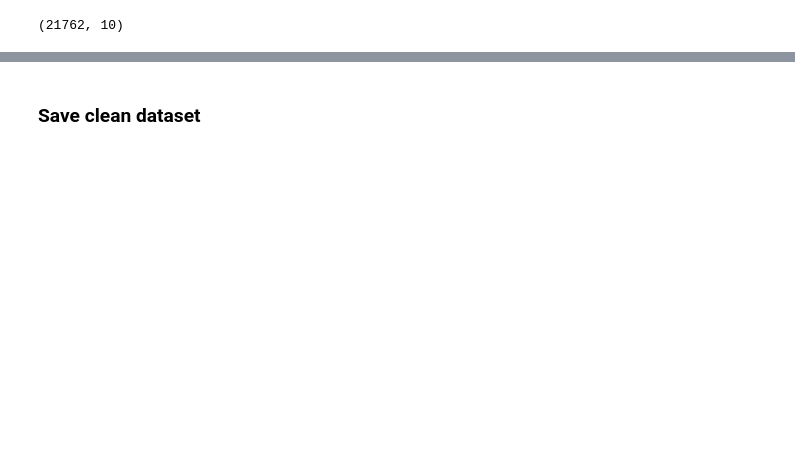
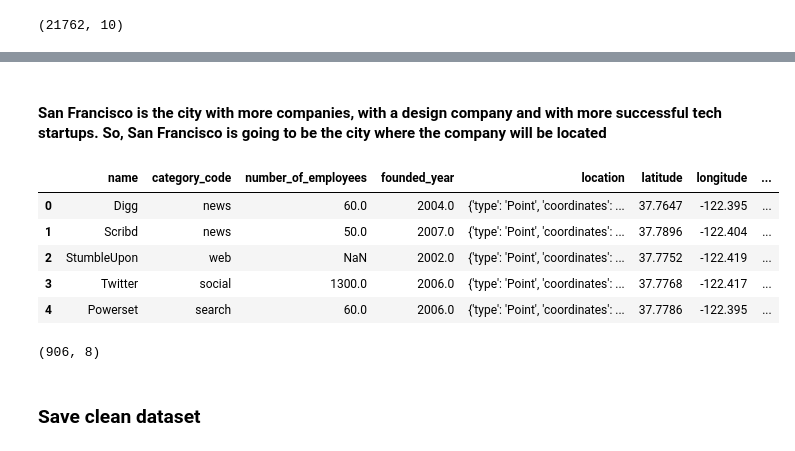
Before and after one commit to Flori-87/best-located-company, a Jupyter notebook: src/cleaning.ipynb, the cells around one changed output, grey strips where cells are left out. Saved outputs shown, nothing was run; the diff lists cells and outputs as text; code cells hidden in the pictures; blank space fills up the shorter version.

```diff
--- a/src/cleaning.ipynb
+++ b/src/cleaning.ipynb
@@ -174,2 +234,26 @@ display(df_clean.head(),df_clean.shape)
+# %% [markdown]
+#### **San Francisco is the city with more companies, with a design company and with more successful tech startups. So, San Francisco is going to be the city where the company will be located**
+# %%
+# Choosing companies (or offices) located in San Francisco
+companiesSF = df_clean[df_clean["city"]=="San Francisco"]
+# %%
+# Removing "_id" column because several "_id" are repeated (due to the explode() function) and MongoDB does not import documents
+# with the same "_id"
+# Also, removing unncessary coolumns
+companiesSF= companiesSF.drop(columns=["_id","city"])
+# %%
+companiesSF= companiesSF.reset_index()
+# %%
+companiesSF= companiesSF.drop(columns="index")
+# %%
+display(companiesSF.head(),companiesSF.shape)
+# %% [output]
+|  | name | category_code | number_of_employees | founded_year | location | latitude | longitude | ... |
+| 0 | Digg | news | 60.0 | 2004.0 | {'type': 'Point', 'coordinates': ... | 37.7647 | -122.395 | ... |
+| 1 | Scribd | news | 50.0 | 2007.0 | {'type': 'Point', 'coordinates': ... | 37.7896 | -122.404 | ... |
+| 2 | StumbleUpon | web | NaN | 2002.0 | {'type': 'Point', 'coordinates': ... | 37.7752 | -122.419 | ... |
+| 3 | Twitter | social | 1300.0 | 2006.0 | {'type': 'Point', 'coordinates': ... | 37.7768 | -122.417 | ... |
+| 4 | Powerset | search | 60.0 | 2006.0 | {'type': 'Point', 'coordinates': ... | 37.7786 | -122.395 | ... |
+(906, 8)
 # %% [markdown]
 ### **Save clean dataset**
```
Also changed, not shown: parts of 9 cells of this notebook, 1 other file.
